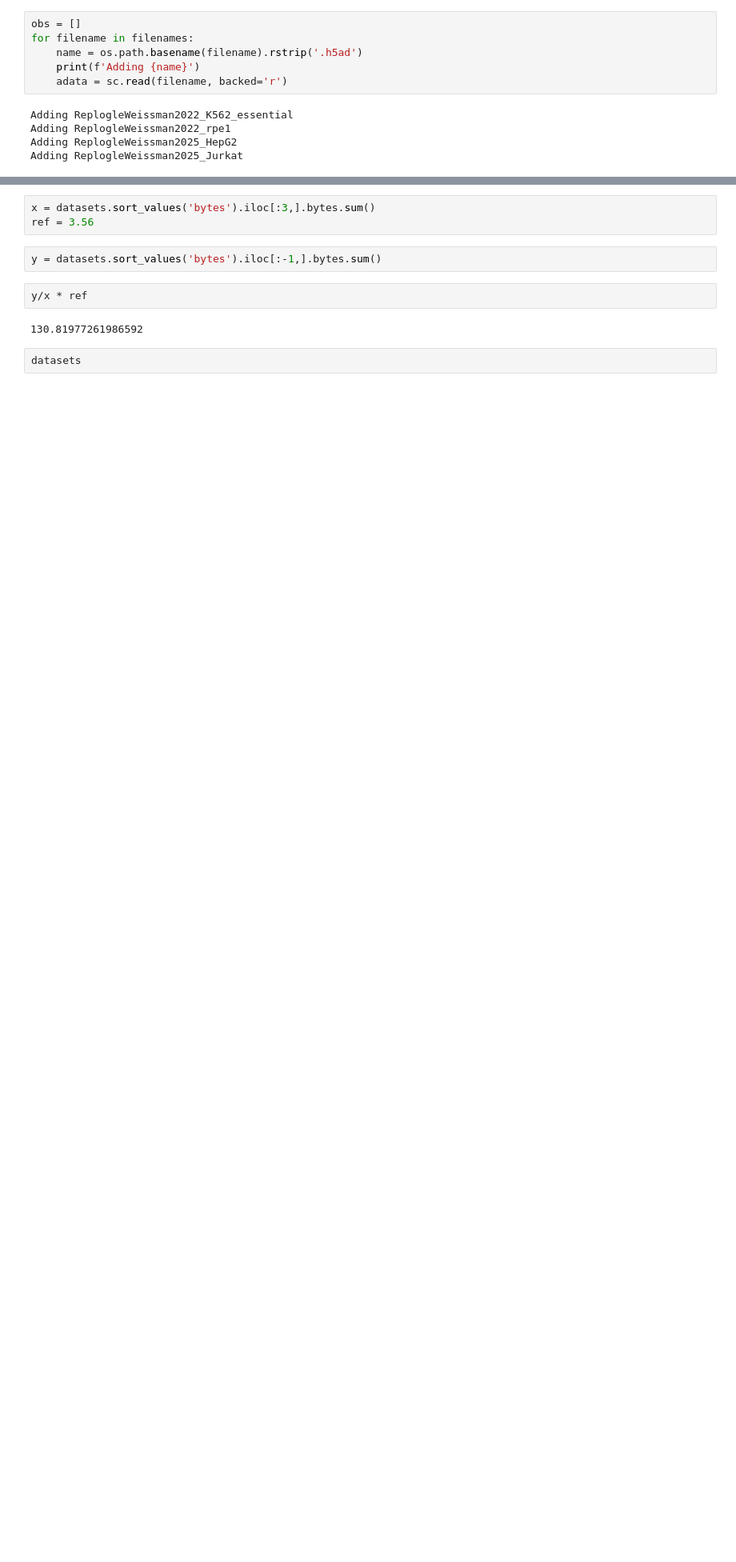
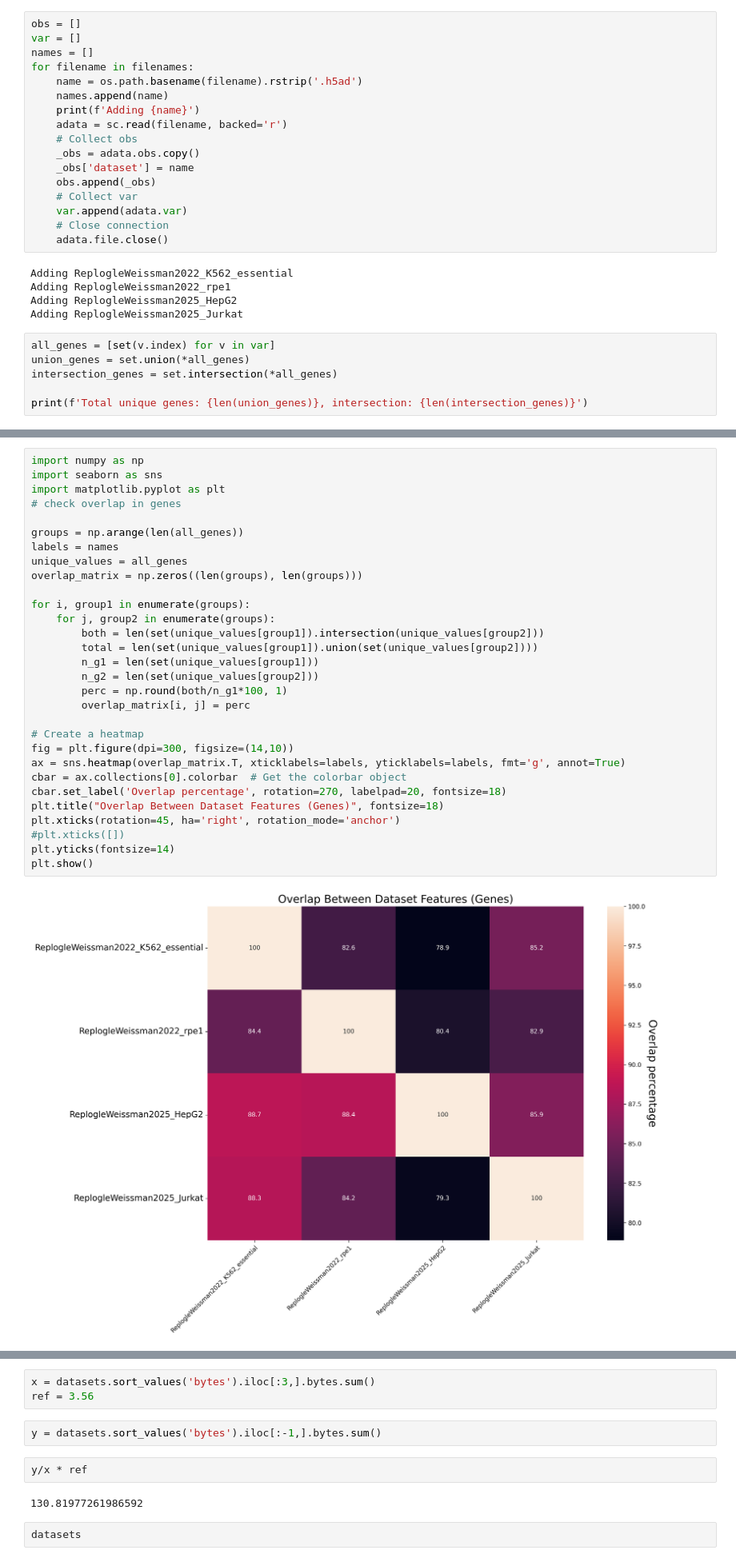
Before and after one commit to GoyalLab/Expert-data, a Jupyter notebook: notebooks/merge_datasets.ipynb, the cells around one changed output, grey strips where cells are left out. Shown: that part at 80% size. Saved outputs shown, nothing was run; the diff lists cells and outputs as text; blank space fills up the shorter version.

```diff
--- a/notebooks/merge_datasets.ipynb
+++ b/notebooks/merge_datasets.ipynb
@@ -13,12 +19,29 @@ filenames = meta['publication index'].astype(str) + '_' + meta['dataset index'].
 filenames = data_dir + '/' + filenames
 # %%
 obs = []
+var = []
+names = []
 for filename in filenames:
     name = os.path.basename(filename).rstrip('.h5ad')
+    names.append(name)
     print(f'Adding {name}')
     adata = sc.read(filename, backed='r')
+    # Collect obs
+    _obs = adata.obs.copy()
+    _obs['dataset'] = name
+    obs.append(_obs)
+    # Collect var
+    var.append(adata.var)
+    # Close connection
+    adata.file.close()
 # %% [output]
 Adding ReplogleWeissman2022_K562_essential
 Adding ReplogleWeissman2022_rpe1
 Adding ReplogleWeissman2025_HepG2
 Adding ReplogleWeissman2025_Jurkat
+# %%
+all_genes = [set(v.index) for v in var]
+union_genes = set.union(*all_genes)
+intersection_genes = set.intersection(*all_genes)
+
+print(f'Total unique genes: {len(union_genes)}, intersection: {len(intersection_genes)}')
@@ -24,0 +50,32 @@ Adding ReplogleWeissman2025_Jurkat
+# %%
+import numpy as np
+import seaborn as sns
+import matplotlib.pyplot as plt
+# check overlap in genes
+
+groups = np.arange(len(all_genes))
+labels = names
+unique_values = all_genes
+overlap_matrix = np.zeros((len(groups), len(groups)))
+
+for i, group1 in enumerate(groups):
+    for j, group2 in enumerate(groups):
+        both = len(set(unique_values[group1]).intersection(unique_values[group2]))
+        total = len(set(unique_values[group1]).union(set(unique_values[group2])))
+        n_g1 = len(set(unique_values[group1]))
+        n_g2 = len(set(unique_values[group2]))
+        perc = np.round(both/n_g1*100, 1)
+        overlap_matrix[i, j] = perc
+
+# Create a heatmap
+fig = plt.figure(dpi=300, figsize=(14,10))
+ax = sns.heatmap(overlap_matrix.T, xticklabels=labels, yticklabels=labels, fmt='g', annot=True)
+cbar = ax.collections[0].colorbar  # Get the colorbar object
+cbar.set_label('Overlap percentage', rotation=270, labelpad=20, fontsize=18)
+plt.title("Overlap Between Dataset Features (Genes)", fontsize=18)
+plt.xticks(rotation=45, ha='right', rotation_mode='anchor')
+#plt.xticks([])
+plt.yticks(fontsize=14)
+plt.show()
+# %% [output]
+[figure, added]
```
Also changed, not shown: parts of 6 cells of this notebook, 16 other files.
